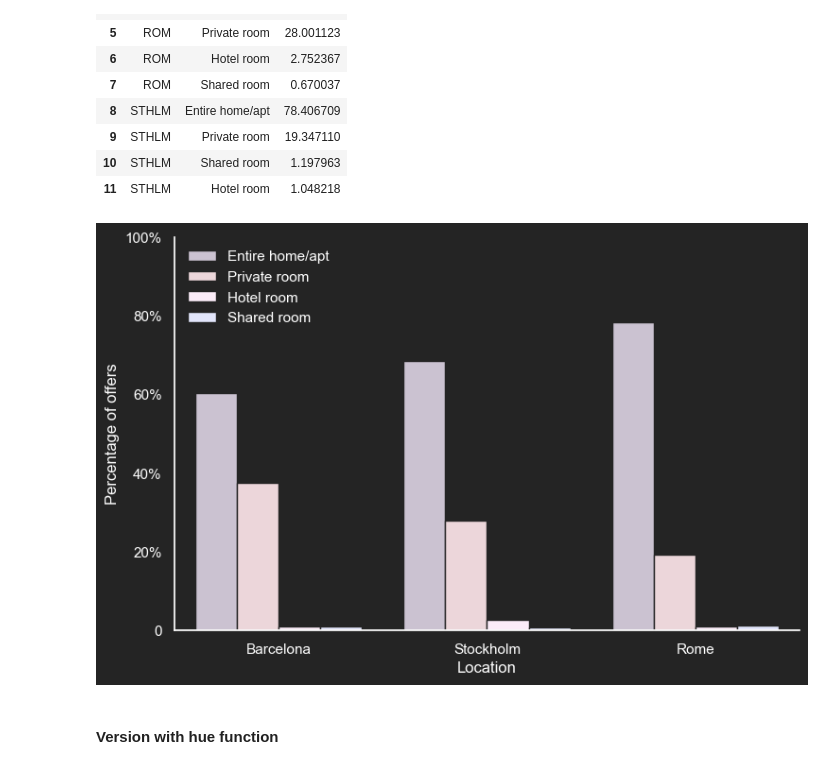
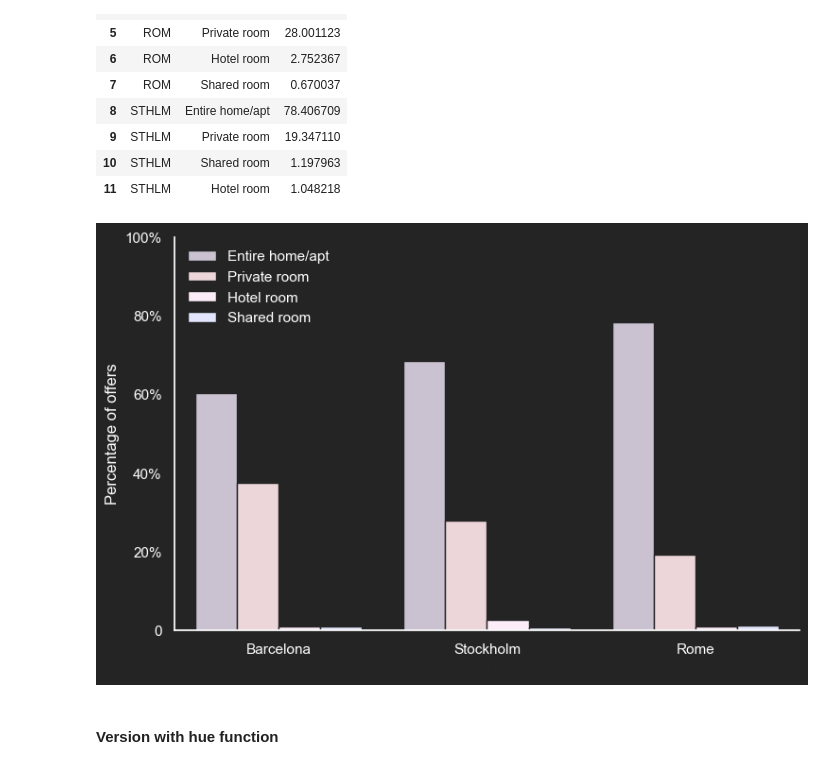
Before and after one commit to scheinmensch/Infringement_Detection_on_Airbnb, a Jupyter notebook: Visualization_3cities.ipynb, the cells around one changed output. Saved outputs shown, nothing was run; the diff lists cells and outputs as text; code cells hidden in the pictures.

```diff
--- a/Visualization_3cities.ipynb
+++ b/Visualization_3cities.ipynb
@@ -318,35 +318,35 @@ sns.set(rc={'axes.facecolor':'#242424', 'figure.facecolor':'#242424'})
 g = sns.catplot(data=new_df, kind='bar', x='city', y= 'Percent', hue='room_type', legend = False, palette = c, edgecolor = "#242424", hue_order=['Entire home/apt', 'Private room', 'Hotel room', 'Shared room'])
 
 g.ax.set_ylim(0,100)
 
 #titel = plt.title('Percentage of accomodation type in the different cities')
 plt.legend(labelcolor='white', edgecolor = 'none', loc='upper left')
 
 
 # change axes labels and ticks to white
-xlabel = plt.xlabel('Location')
+#xlabel = plt.xlabel('Location')
 ylabel = plt.ylabel('Percentage of offers')
 
 xlabel.set_color("white")
 ylabel.set_color("white")
 
 xtick = plt.xticks(rotation=0, color='white')
 g.set_xticklabels(['Barcelona','Stockholm','Rome'])
 ytick = plt.yticks(color="white")
 g.set_yticklabels(['0','20%','40%','60%','80%','100%'])
 
 titel.set_color("white")
 
 
 # Turns off grid on the left Axis.
 ax.grid(False)
 g.ax.yaxis.grid(False)
 sns.despine()
 
 # set figure size in inches
 g.fig.set_size_inches(8,5);
 # %% [output]
-[figure, old version]
+[figure, new version]
 # %% [markdown]
 #### Version with hue function
 # %%
```
Also changed, not shown: parts of 2 cells of this notebook.
